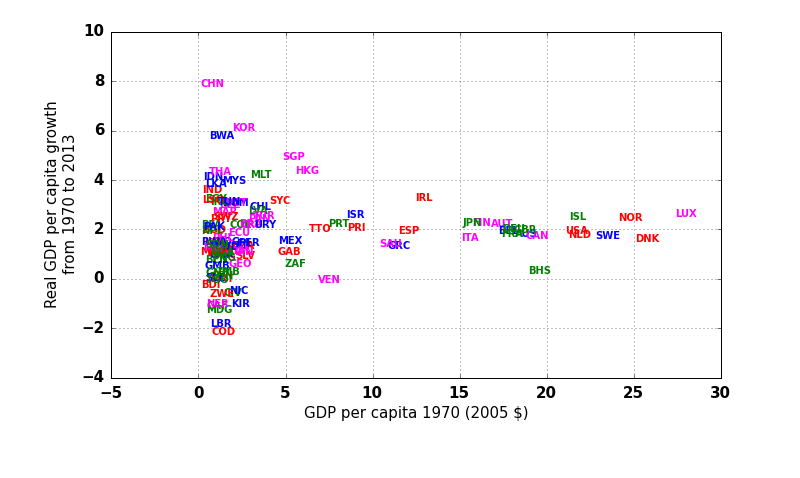
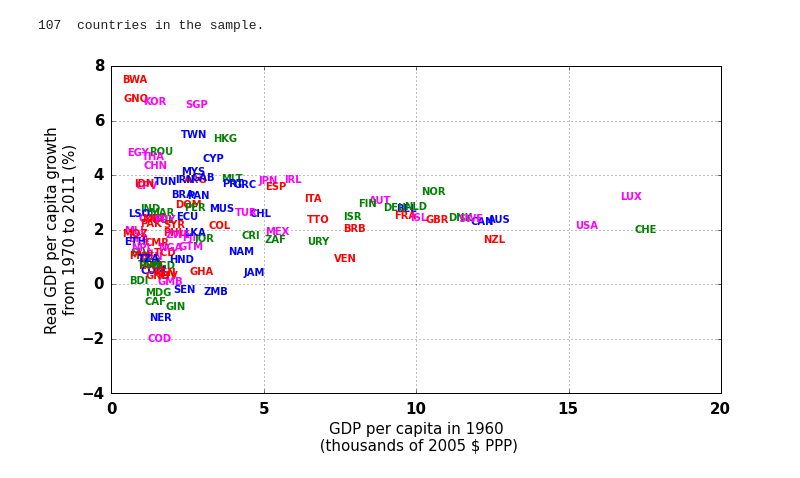
Before and after one commit to msilva913/economic-data, a Jupyter notebook: crossCountryIncomeData/crossCountryIncomeData.ipynb, the cells around one changed output. Saved outputs shown, nothing was run; the diff lists cells and outputs as text; code cells hidden in the pictures.

```diff
--- a/crossCountryIncomeData/crossCountryIncomeData.ipynb
+++ b/crossCountryIncomeData/crossCountryIncomeData.ipynb
@@ -80,0 +46,62 @@ countries in sample:  105
+# %%
+# 1. Import data
+pwt = pd.read_excel('pwt81.xlsx',sheetname='Data')
+# %%
+# 2. lists of countries, codes, and years
+year0 = 1960
+
+countryCodes=[]
+countries = []
+years = []
+for code in pwt['countrycode']:
+    if code not in countryCodes:
+        countryCodes.append(code)
+
+for country in pwt['country']:
+    if country == u"Côte d'Ivoire":
+        country = u"Cote d'Ivoire"
+    if country not in countries:
+        countries.append(country)
+
+for year in pwt['year']:
+    if year not in years:
+        years.append(year)
+
+year0= years.index(year0)
+# %%
+# 3. Create dataset
+incomeDict = {}
+incomePcDict = {}
+popDict = {}
+count=0
+for i,code in enumerate(countryCodes):
+    income = pwt.loc[pwt['countrycode'] == code]['rgdpe'].values
+    pop = pwt.loc[pwt['countrycode'] == code]['pop'].values
+    incomePc = income/pop
+    if code =='ZWE':
+        income = income[0:62]
+        incomePc = incomePc[0:62]
+        pop = pop[0:62]
+    if True not in [np.isnan(x) for x in incomePc[year0:]]:
+        incomeDict[countries[i]+' - '+code] = income[year0:].tolist()
+        incomePcDict[countries[i]+' - '+code] = incomePc[year0:].tolist()
+        popDict[countries[i]+' - '+code] = pop[year0:].tolist()
+        count+=1
+
+income = pd.DataFrame(incomeDict,index=years[year0:])
+incomePc = pd.DataFrame(incomePcDict,index=years[year0:])
+pop = pd.DataFrame(popDict,index=years[year0:])
+
+incomePcLog = np.round(np.log(incomePc),5)
+incomePc = np.round(incomePc,5)
+
+# totalPop = pop.sum(axis=1)
+# totalIncome = income.sum(axis=1)
+# totalIncomePc = totalIncome/totalPop
+
+print count,' countries in the sample.'
+
+incomePc.to_csv('crossCountryIncome.csv',index_label='year')
+incomePcLog.to_csv('crossCountryIncomeLog.csv',index_label='year')
+# %% [output]
+107  countries in the sample.
@@ -81,27 +120,27 @@ countries in sample:  105
 # %%
 # 5. Plot for website
-
-data = pd.read_csv('crossCountryIncome.csv',index_col='date')
-income70 = data.iloc[0]
+data = pd.read_csv('crossCountryIncome.csv',index_col='year')
+income60 = data.iloc[0]/1000
 growth = 100*((data.iloc[-1]/data.iloc[0])**(1/(len(data.index)-1))-1)
 
 fig = plt.figure(figsize=(10, 6))
 ax = fig.add_subplot(1,1,1)
 colors = ['red','blue','magenta','green']
 
-plt.scatter(income70,growth,s=0.0001)
+plt.scatter(income60,growth,s=0.0001)
 for i, txt in enumerate(data.columns):
 
-    ax.annotate(txt[0:3], (income70[i],growth[i]),fontsize=10,color = colors[np.mod(i,4)])
+    ax.annotate(txt[-3:], (income60[i],growth[i]),fontsize=10,color = colors[np.mod(i,4)])
 ax.grid()
 # ax.set_xscale('log')
-ax.set_xlabel('GDP per capita 1970 (2005 $)')
-ax.set_ylabel('Real GDP per capita growth\nfrom 1970 to '+str(data.index[-1][0:4]))
+ax.set_xlabel('GDP per capita in 1960\n (thousands of 2005 $ PPP)')
+ax.set_ylabel('Real GDP per capita growth\nfrom 1970 to '+str(years[-1])+ ' (%)')
+ax.set_xlim([0,20])
 
 fig.tight_layout()
-# plt.savefig('fig_GDP_GDP_Growth_site.png',bbox_inches='tight')
+plt.savefig('fig_GDP_GDP_Growth_site.png',bbox_inches='tight')
 # %% [output]
-[figure, old version]
+[figure, new version]
 # %%
 #6. Export notebook to python script
 runProcs.exportNb('crossCountryIncomeData')
```
Also changed, not shown: parts of 9 cells of this notebook, 6 other files.
